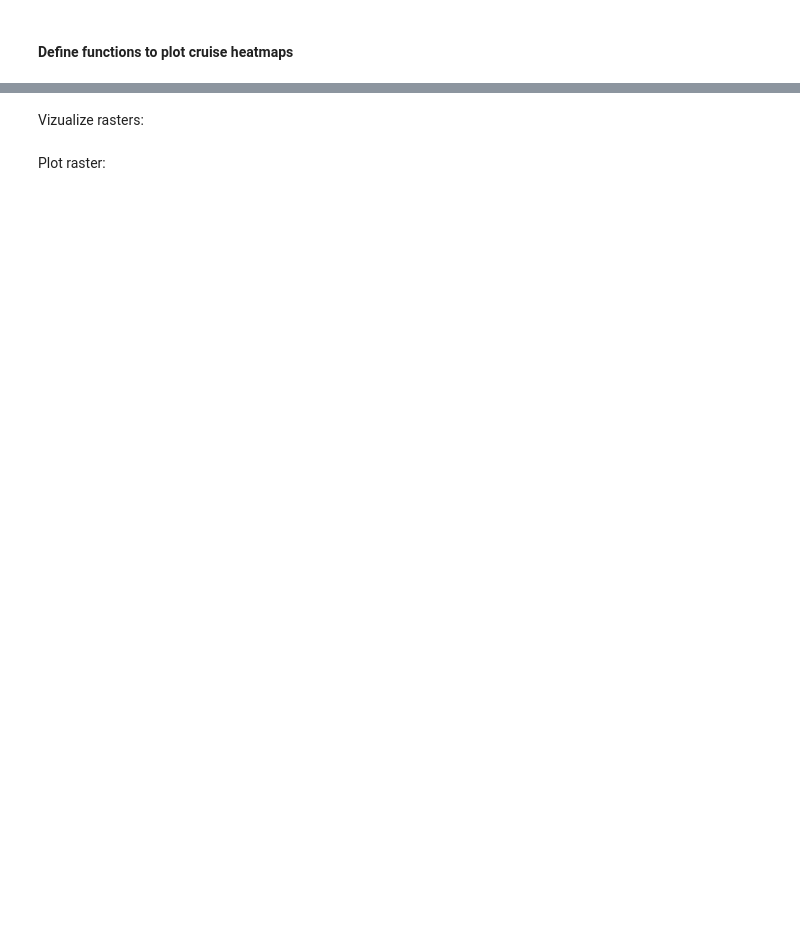
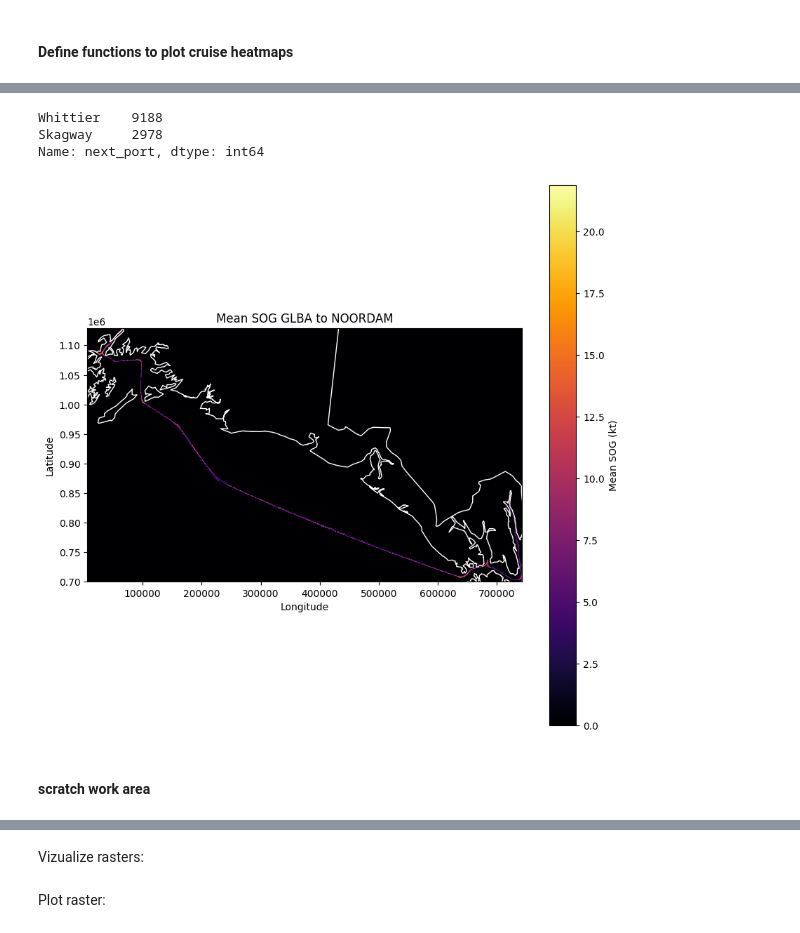
Before and after one commit to gebrady/shippy, a Jupyter notebook: notebook.ipynb, the cells around one changed output, grey strips where cells are left out. Cells and saved outputs as stored; diff of their text form; code cells hidden in the pictures; blank space fills up the shorter version.

```diff
--- a/notebook.ipynb
+++ b/notebook.ipynb
@@ -592,0 +460,4 @@ NameError: name 'data' is not defined
+# %%
+boatsData = a.boatsData
+visit_table, ais_data_glba_to_next_port, visit_count_table, popular_next_ports_table, merged, count_glba_visits = boatsData.run_glba_workflow()
+visit_table
@@ -1034 +960,13 @@ def writeRasters(ais_data, group_field, plot_field):
+# %%
+ais_data_glba_to_next_port[ais_data_glba_to_next_port['name']=='NOORDAM'][['name','next_port','sog','bs_ts']]['next_port'].value_counts()
+# %% [output]
+Whittier    9188
+Skagway     2978
+Name: next_port, dtype: int64
+# %%
+Mapper.plotRaster('NOORDAM', rasters_dict)
+# %% [output]
+[figure, added]
+# %% [markdown]
+#### scratch work area
 # %%
```
Also changed, not shown: parts of 61 cells of this notebook, 4 other files.
